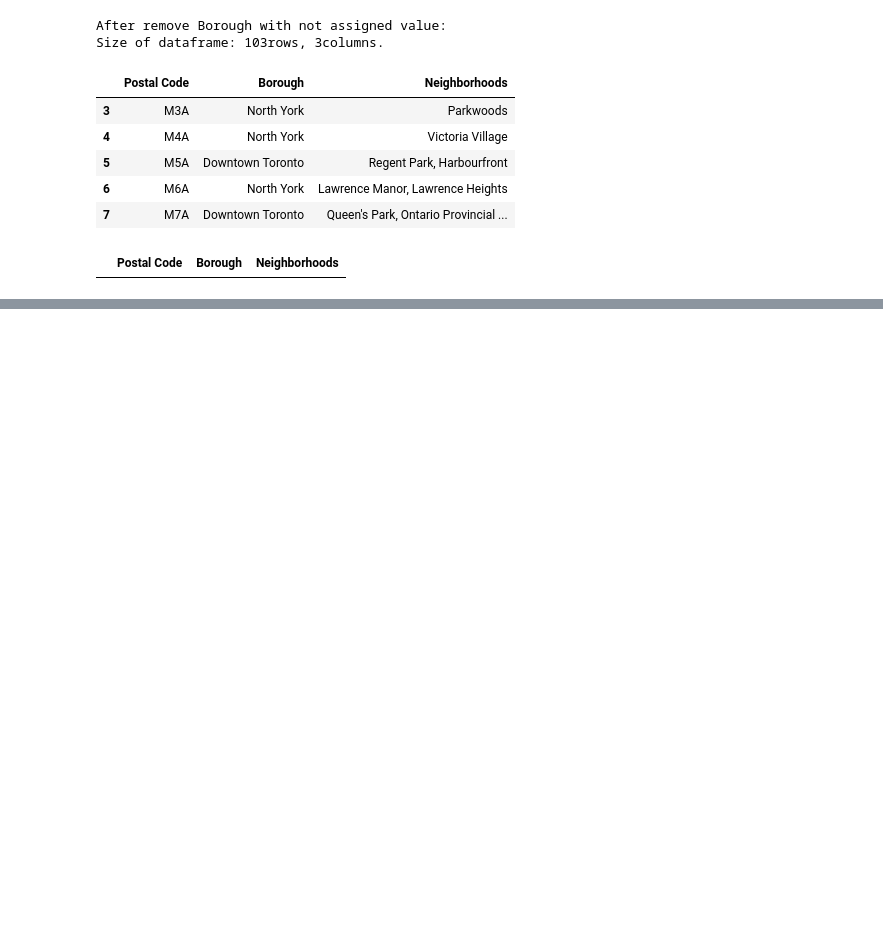
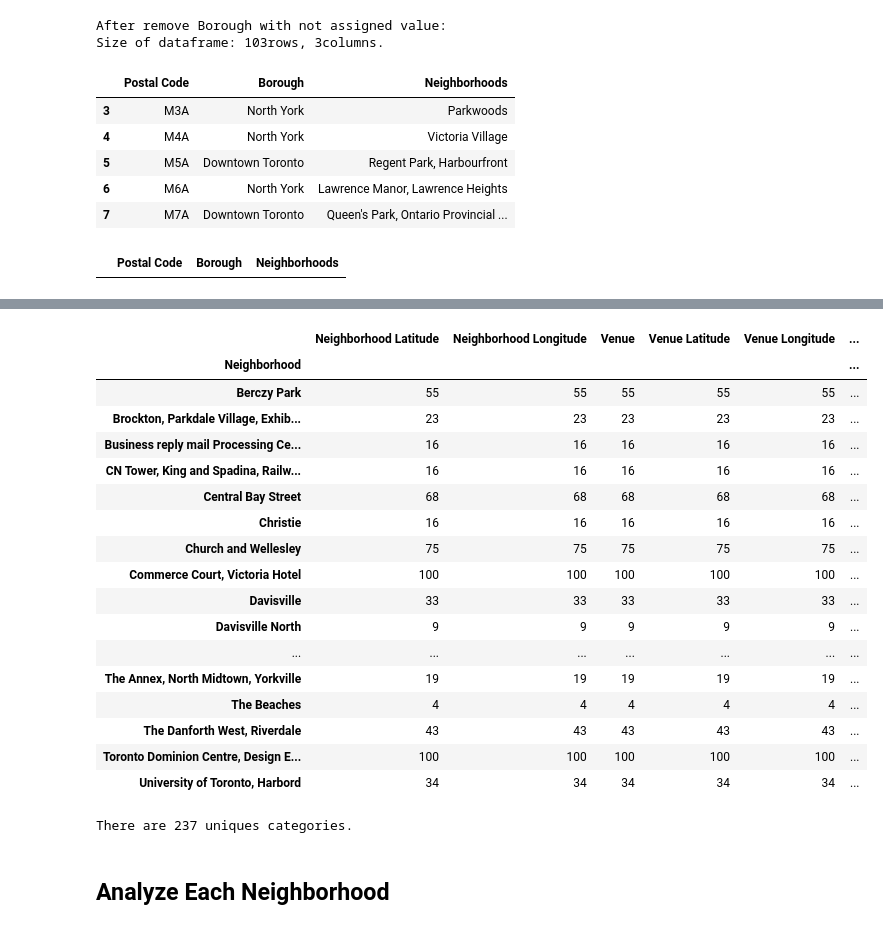
Before and after one commit to LinlinYin/Coursera_Capstone, a Jupyter notebook: Segmenting and Clustering Neighborhoods in Toronto.ipynb, the cells around one changed output, grey strips where cells are left out. Saved outputs shown, nothing was run; the diff lists cells and outputs as text; code cells hidden in the pictures; blank space fills up the shorter version.

```diff
--- a/Segmenting and Clustering Neighborhoods in Toronto.ipynb
+++ b/Segmenting and Clustering Neighborhoods in Toronto.ipynb
@@ -83,0 +149,26 @@ df
+# %%
+import numpy as np # library to handle data in a vectorized manner
+
+import pandas as pd # library for data analsysis
+pd.set_option('display.max_columns', None)
+pd.set_option('display.max_rows', None)
+
+import json # library to handle JSON files
+
+#!conda install -c conda-forge geopy --yes # uncomment this line if you haven't completed the Foursquare API lab
+from geopy.geocoders import Nominatim # convert an address into latitude and longitude values
+
+import requests # library to handle requests
+from pandas.io.json import json_normalize # tranform JSON file into a pandas dataframe
+
+# Matplotlib and associated plotting modules
+import matplotlib.cm as cm
+import matplotlib.colors as colors
+
+# import k-means from clustering stage
+from sklearn.cluster import KMeans
+
+#!conda install -c conda-forge folium=0.5.0 --yes # uncomment this line if you haven't completed the Foursquare API lab
+import folium # map rendering library
+
+print('Libraries imported.')
@@ -83,0 +261,27 @@ df
+# %%
+Toronto_venues.groupby('Neighborhood').count()
+# %% [output]
+|  | Neighborhood Latitude | Neighborhood Longitude | Venue | Venue Latitude | Venue Longitude | ... |
+| Neighborhood |  |  |  |  |  | ... |
+| Berczy Park | 55 | 55 | 55 | 55 | 55 | ... |
+| Brockton, Parkdale Village, Exhib... | 23 | 23 | 23 | 23 | 23 | ... |
+| Business reply mail Processing Ce... | 16 | 16 | 16 | 16 | 16 | ... |
+| CN Tower, King and Spadina, Railw... | 16 | 16 | 16 | 16 | 16 | ... |
+| Central Bay Street | 68 | 68 | 68 | 68 | 68 | ... |
+| Christie | 16 | 16 | 16 | 16 | 16 | ... |
+| Church and Wellesley | 75 | 75 | 75 | 75 | 75 | ... |
+| Commerce Court, Victoria Hotel | 100 | 100 | 100 | 100 | 100 | ... |
+| Davisville | 33 | 33 | 33 | 33 | 33 | ... |
+| Davisville North | 9 | 9 | 9 | 9 | 9 | ... |
+| ... | ... | ... | ... | ... | ... | ... |
+| The Annex, North Midtown, Yorkville | 19 | 19 | 19 | 19 | 19 | ... |
+| The Beaches | 4 | 4 | 4 | 4 | 4 | ... |
+| The Danforth West, Riverdale | 43 | 43 | 43 | 43 | 43 | ... |
+| Toronto Dominion Centre, Design E... | 100 | 100 | 100 | 100 | 100 | ... |
+| University of Toronto, Harbord | 34 | 34 | 34 | 34 | 34 | ... |
+# %%
+print('There are {} uniques categories.'.format(len(Toronto_venues['Venue Category'].unique())))
+# %% [output]
+There are 237 uniques categories.
+# %% [markdown]
+## Analyze Each Neighborhood
```
Also changed, not shown: parts of 31 cells of this notebook.
